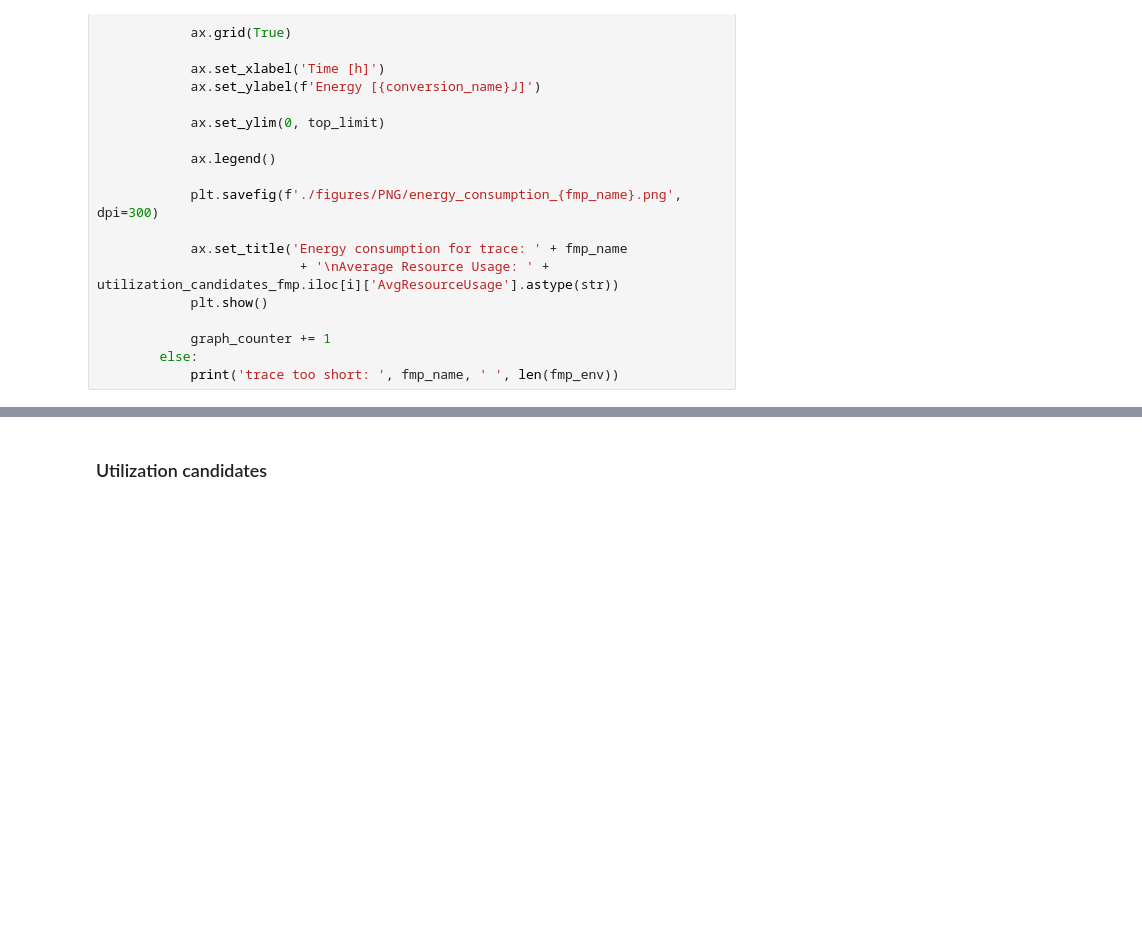
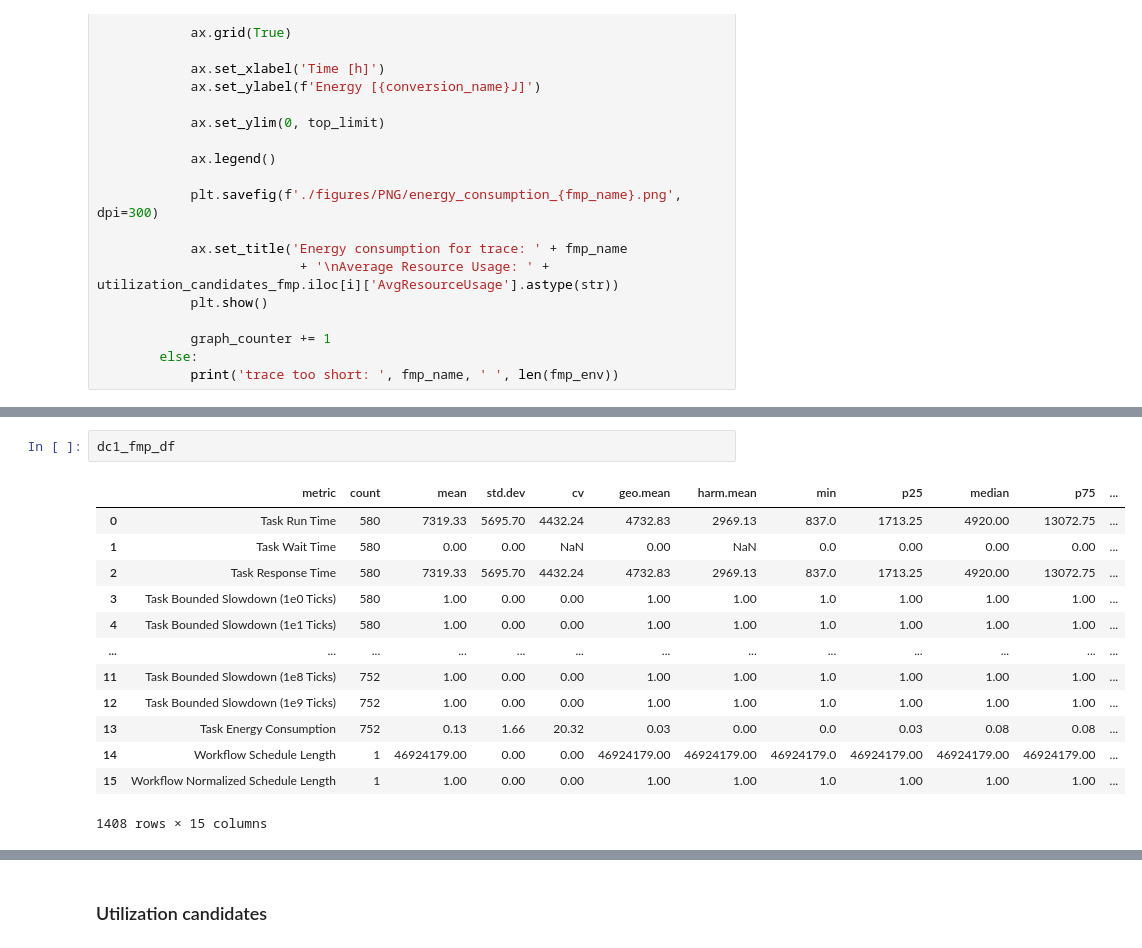
Before and after one commit to Raiduy/gdc-energy-efficiency-analysis, a Jupyter notebook: experiment_result_processing.ipynb, the cells around one changed output, grey strips where cells are left out. Saved outputs shown, nothing was run; the diff lists cells and outputs as text; blank space fills up the shorter version.

```diff
--- a/experiment_result_processing.ipynb
+++ b/experiment_result_processing.ipynb
@@ -445,0 +465,16 @@ def plot_energy_consumption(df_fmp, df_lah, theoretical_max, theoretical_min, th
+# %%
+dc1_fmp_df
+# %% [output]
+|  | metric | count | mean | std.dev | cv | geo.mean | harm.mean | min | p25 | median | p75 | ... |
+| 0 | Task Run Time | 580 | 7319.33 | 5695.70 | 4432.24 | 4732.83 | 2969.13 | 837.0 | 1713.25 | 4920.00 | 13072.75 | ... |
+| 1 | Task Wait Time | 580 | 0.00 | 0.00 | NaN | 0.00 | NaN | 0.0 | 0.00 | 0.00 | 0.00 | ... |
+| 2 | Task Response Time | 580 | 7319.33 | 5695.70 | 4432.24 | 4732.83 | 2969.13 | 837.0 | 1713.25 | 4920.00 | 13072.75 | ... |
+| 3 | Task Bounded Slowdown (1e0 Ticks) | 580 | 1.00 | 0.00 | 0.00 | 1.00 | 1.00 | 1.0 | 1.00 | 1.00 | 1.00 | ... |
+| 4 | Task Bounded Slowdown (1e1 Ticks) | 580 | 1.00 | 0.00 | 0.00 | 1.00 | 1.00 | 1.0 | 1.00 | 1.00 | 1.00 | ... |
+| ... | ... | ... | ... | ... | ... | ... | ... | ... | ... | ... | ... | ... |
+| 11 | Task Bounded Slowdown (1e8 Ticks) | 752 | 1.00 | 0.00 | 0.00 | 1.00 | 1.00 | 1.0 | 1.00 | 1.00 | 1.00 | ... |
+| 12 | Task Bounded Slowdown (1e9 Ticks) | 752 | 1.00 | 0.00 | 0.00 | 1.00 | 1.00 | 1.0 | 1.00 | 1.00 | 1.00 | ... |
+| 13 | Task Energy Consumption | 752 | 0.13 | 1.66 | 20.32 | 0.03 | 0.00 | 0.0 | 0.03 | 0.08 | 0.08 | ... |
+| 14 | Workflow Schedule Length | 1 | 46924179.00 | 0.00 | 0.00 | 46924179.00 | 46924179.00 | 46924179.0 | 46924179.00 | 46924179.00 | 46924179.00 | ... |
+| 15 | Workflow Normalized Schedule Length | 1 | 1.00 | 0.00 | 0.00 | 1.00 | 1.00 | 1.0 | 1.00 | 1.00 | 1.00 | ... |
+1408 rows × 15 columns
```
Also changed, not shown: parts of 13 cells of this notebook.
